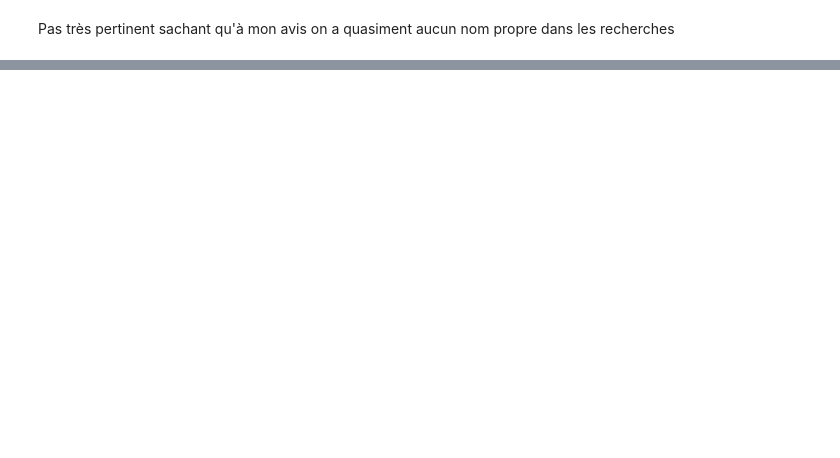
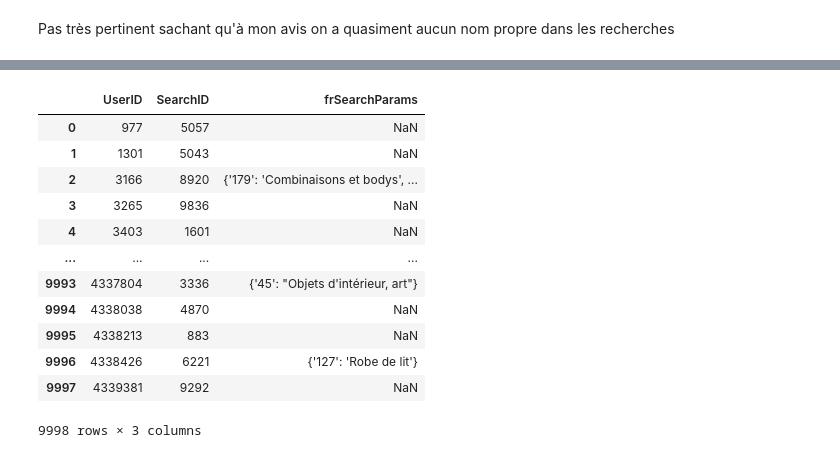
Before and after one commit to francoislegac/avito-kaggle, a Jupyter notebook: personal_analysis.ipynb, the cells around one changed output, grey strips where cells are left out. Drawn from its saved outputs; the diff is of its cells as text; code cells hidden in the pictures; blank space fills up the shorter version.

```diff
--- a/personal_analysis.ipynb
+++ b/personal_analysis.ipynb
@@ -516,0 +573,18 @@ in-depth-analysis-and-viz-avito.ipynb  queries.txt
+# %%
+tmp = pd.merge(user_info, search_info, how='inner')[['UserID', 'SearchID', 'frSearchParams']]
+# %%
+tmp
+# %% [output]
+|  | UserID | SearchID | frSearchParams |
+| 0 | 977 | 5057 | NaN |
+| 1 | 1301 | 5043 | NaN |
+| 2 | 3166 | 8920 | {'179': 'Combinaisons et bodys', ... |
+| 3 | 3265 | 9836 | NaN |
+| 4 | 3403 | 1601 | NaN |
+| ... | ... | ... | ... |
+| 9993 | 4337804 | 3336 | {'45': "Objets d'intérieur, art"} |
+| 9994 | 4338038 | 4870 | NaN |
+| 9995 | 4338213 | 883 | NaN |
+| 9996 | 4338426 | 6221 | {'127': 'Robe de lit'} |
+| 9997 | 4339381 | 9292 | NaN |
+9998 rows × 3 columns
```
Also changed, not shown: parts of 42 cells of this notebook.
